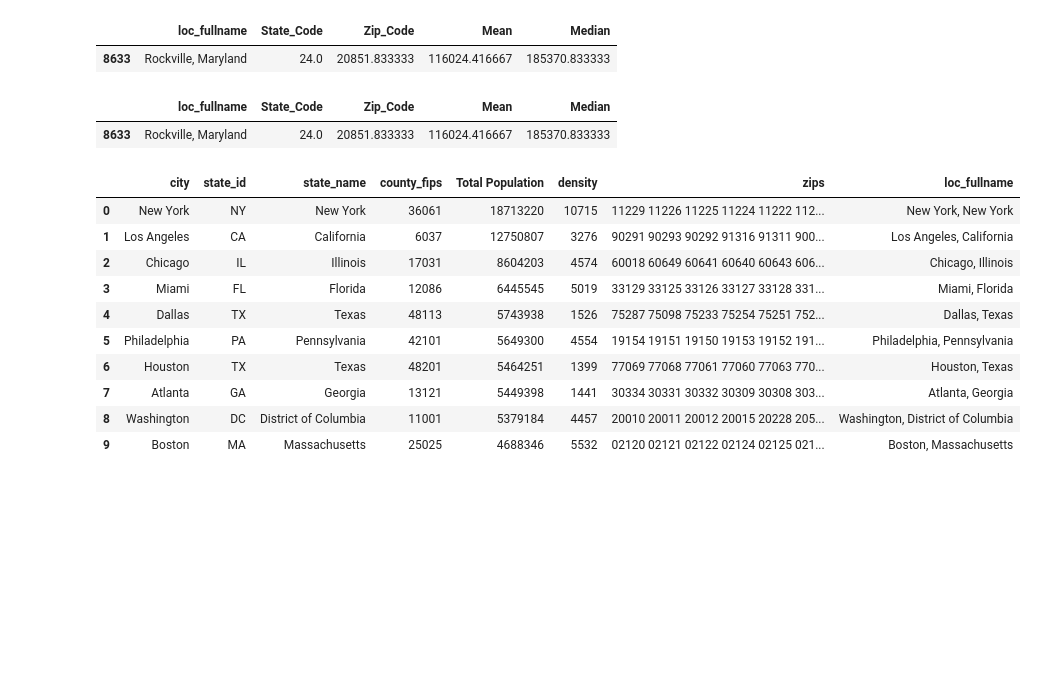
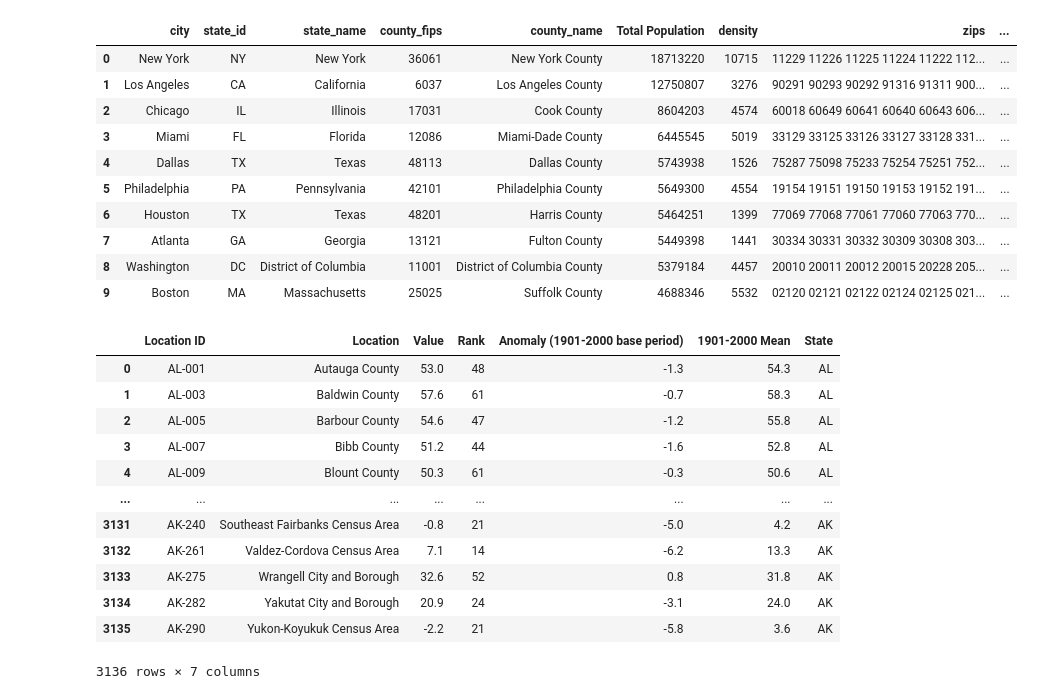
Before and after one commit to Dlp565/Dlp565.github.io, a Jupyter notebook: Final Project.ipynb, the cells around one changed output. Drawn from its saved outputs; the diff is of its cells as text; code cells hidden in the pictures; blank space fills up the shorter version.

```diff
--- a/Final Project.ipynb
+++ b/Final Project.ipynb
@@ -52,7 +47,6 @@ df.loc[((df['stateabbr'] == 'MD') & (df['city'] == 'Clarksburg'))]
 # %%
 # Import Income Data Set
 income_df = pd.read_csv("kaggle_income.csv", encoding='latin-1')
-
 income_df['loc_fullname'] = income_df['City'] + ', ' + income_df['State_Name']
 
 # delete unnecessary columns
@@ -69,49 +63,66 @@ del income_df['Area_Code']
 del income_df['ALand']
 del income_df['AWater']
 
+
+# rename columns
+income_df = income_df.rename(columns = {'Mean':'Mean Income','Median':'Median Income'})
+
 # combine duplicate cities
 grouped = income_df.groupby(['loc_fullname'], as_index=False)
 income_df = grouped.agg('mean')
-
-
-income_df.loc[income_df['loc_fullname'] == 'Rockville, Maryland']
-# %% [output]
-|  | loc_fullname | State_Code | Zip_Code | Mean | Median |
-| 8633 | Rockville, Maryland | 24.0 | 20851.833333 | 116024.416667 | 185370.833333 |
-# %%
-
-income_df.loc[income_df['loc_fullname'] == 'Rockville, Maryland']
-# %% [output]
-|  | loc_fullname | State_Code | Zip_Code | Mean | Median |
-| 8633 | Rockville, Maryland | 24.0 | 20851.833333 | 116024.416667 | 185370.833333 |
 # %%
 # import us cities dataset
 cities_df = pd.read_csv('uscities.csv')
 del cities_df['city_ascii']
-del cities_df['county_name']
 del cities_df['lat']
 del cities_df['lng']
 del cities_df['source']
 del cities_df['military']
 del cities_df['incorporated']
 del cities_df['timezone']
 del cities_df['ranking']
 del cities_df['id']
 
 cities_df = cities_df.rename(columns={'population': 'Total Population'})
 cities_df['loc_fullname'] = cities_df['city'] + ', ' + cities_df['state_name']
+cities_df['county_name'] = cities_df['county_name'] + ' County'
 
 cities_df.head(10)
 # %% [output]
-|  | city | state_id | state_name | county_fips | Total Population | density | zips | loc_fullname |
-| 0 | New York | NY | New York | 36061 | 18713220 | 10715 | 11229 11226 11225 11224 11222 112... | New York, New York |
-| 1 | Los Angeles | CA | California | 6037 | 12750807 | 3276 | 90291 90293 90292 91316 91311 900... | Los Angeles, California |
-| 2 | Chicago | IL | Illinois | 17031 | 8604203 | 4574 | 60018 60649 60641 60640 60643 606... | Chicago, Illinois |
-| 3 | Miami | FL | Florida | 12086 | 6445545 | 5019 | 33129 33125 33126 33127 33128 331... | Miami, Florida |
-| 4 | Dallas | TX | Texas | 48113 | 5743938 | 1526 | 75287 75098 75233 75254 75251 752... | Dallas, Texas |
-| 5 | Philadelphia | PA | Pennsylvania | 42101 | 5649300 | 4554 | 19154 19151 19150 19153 19152 191... | Philadelphia, Pennsylvania |
-| 6 | Houston | TX | Texas | 48201 | 5464251 | 1399 | 77069 77068 77061 77060 77063 770... | Houston, Texas |
-| 7 | Atlanta | GA | Georgia | 13121 | 5449398 | 1441 | 30334 30331 30332 30309 30308 303... | Atlanta, Georgia |
-| 8 | Washington | DC | District of Columbia | 11001 | 5379184 | 4457 | 20010 20011 20012 20015 20228 205... | Washington, District of Columbia |
-| 9 | Boston | MA | Massachusetts | 25025 | 4688346 | 5532 | 02120 02121 02122 02124 02125 021... | Boston, Massachusetts |
+|  | city | state_id | state_name | county_fips | county_name | Total Population | density | zips | ... |
+| 0 | New York | NY | New York | 36061 | New York County | 18713220 | 10715 | 11229 11226 11225 11224 11222 112... | ... |
+| 1 | Los Angeles | CA | California | 6037 | Los Angeles County | 12750807 | 3276 | 90291 90293 90292 91316 91311 900... | ... |
+| 2 | Chicago | IL | Illinois | 17031 | Cook County | 8604203 | 4574 | 60018 60649 60641 60640 60643 606... | ... |
+| 3 | Miami | FL | Florida | 12086 | Miami-Dade County | 6445545 | 5019 | 33129 33125 33126 33127 33128 331... | ... |
+| 4 | Dallas | TX | Texas | 48113 | Dallas County | 5743938 | 1526 | 75287 75098 75233 75254 75251 752... | ... |
+| 5 | Philadelphia | PA | Pennsylvania | 42101 | Philadelphia County | 5649300 | 4554 | 19154 19151 19150 19153 19152 191... | ... |
+| 6 | Houston | TX | Texas | 48201 | Harris County | 5464251 | 1399 | 77069 77068 77061 77060 77063 770... | ... |
+| 7 | Atlanta | GA | Georgia | 13121 | Fulton County | 5449398 | 1441 | 30334 30331 30332 30309 30308 303... | ... |
+| 8 | Washington | DC | District of Columbia | 11001 | District of Columbia County | 5379184 | 4457 | 20010 20011 20012 20015 20228 205... | ... |
+| 9 | Boston | MA | Massachusetts | 25025 | Suffolk County | 4688346 | 5532 | 02120 02121 02122 02124 02125 021... | ... |
+# %%
+# lets also do temperature by county, import from this dataset
+
+temperature = pd.read_csv('temp_by_county.csv')
+temperature
+
+# this data is formatted pretty weird
+# lets add a state column so we can more reasily merge it back onto our main df
+
+temperature['State'] = temperature['Location ID'].apply(lambda x: x[:2])
+temperature
+# %% [output]
+|  | Location ID | Location | Value | Rank | Anomaly (1901-2000 base period) | 1901-2000 Mean | State |
+| 0 | AL-001 | Autauga County | 53.0 | 48 | -1.3 | 54.3 | AL |
+| 1 | AL-003 | Baldwin County | 57.6 | 61 | -0.7 | 58.3 | AL |
+| 2 | AL-005 | Barbour County | 54.6 | 47 | -1.2 | 55.8 | AL |
+| 3 | AL-007 | Bibb County | 51.2 | 44 | -1.6 | 52.8 | AL |
+| 4 | AL-009 | Blount County | 50.3 | 61 | -0.3 | 50.6 | AL |
+| ... | ... | ... | ... | ... | ... | ... | ... |
+| 3131 | AK-240 | Southeast Fairbanks Census Area | -0.8 | 21 | -5.0 | 4.2 | AK |
+| 3132 | AK-261 | Valdez-Cordova Census Area | 7.1 | 14 | -6.2 | 13.3 | AK |
+| 3133 | AK-275 | Wrangell City and Borough | 32.6 | 52 | 0.8 | 31.8 | AK |
+| 3134 | AK-282 | Yakutat City and Borough | 20.9 | 24 | -3.1 | 24.0 | AK |
+| 3135 | AK-290 | Yukon-Koyukuk Census Area | -2.2 | 21 | -5.8 | 3.6 | AK |
+3136 rows × 7 columns
 # %%
```
Also changed, not shown: parts of 17 cells of this notebook, 1 other file.
